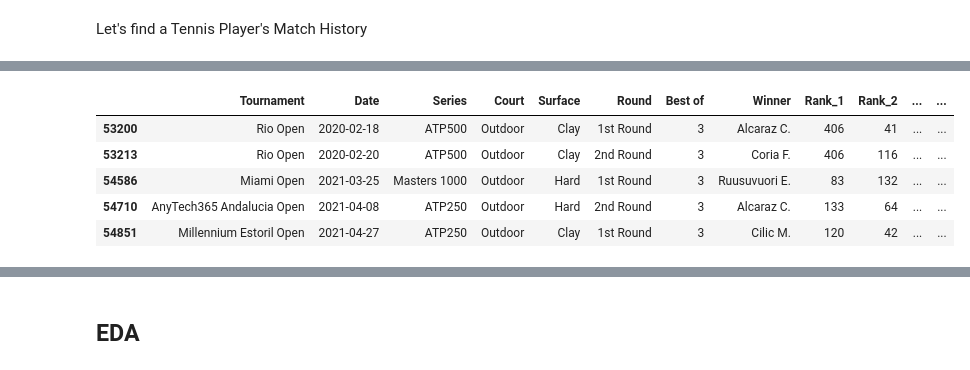
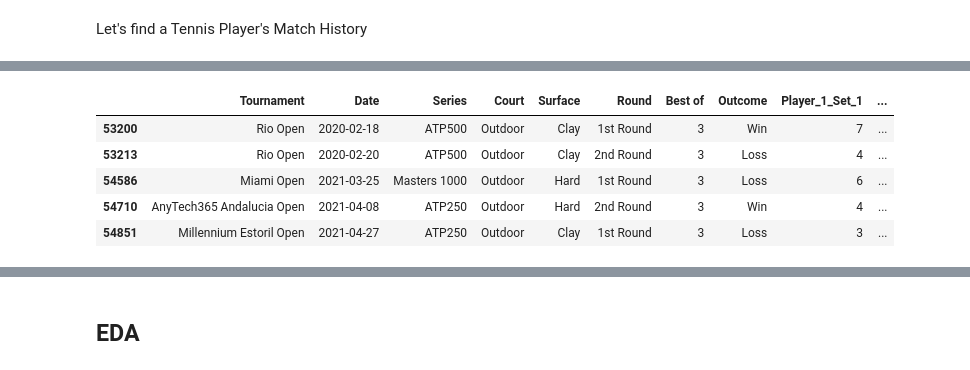
Before and after one commit to jg2012/Capstone_Project, a Jupyter notebook: ATP_notebook.ipynb, the cells around one changed output, grey strips where cells are left out. Drawn from its saved outputs; the diff is of its cells as text; code cells hidden in the pictures.

```diff
--- a/ATP_notebook.ipynb
+++ b/ATP_notebook.ipynb
@@ -162,6 +168,33 @@ def calculate_sets_won(df, player):
 # %% [markdown]
 Let's find a Tennis Player's Match History
 # %%
+# Function to parse the score string and extract individual set scores
+def parse_scores(score_str, num_sets):
+    try:
+        sets = score_str.split(' ')
+        player_1_scores = [None] * num_sets
+        player_2_scores = [None] * num_sets
+
+        for i, set_score in enumerate(sets):
+            p1_score, p2_score = map(int, set_score.split('-'))
+            player_1_scores[i] = p1_score
+            player_2_scores[i] = p2_score
+
+        return player_1_scores, player_2_scores
+    except Exception as e:
+        return [None] * num_sets, [None] * num_sets
+
+# Function to calculate sets won
+def calculate_sets_won(df, player):
+    sets_won = []
+    for index, row in df.iterrows():
+        player_sets_won = 0
+        for i in range(1, row['Best of'] + 1):
+            if row[f'Player_{player}_Set_{i}'] is not None and row[f'Player_{player}_Set_{i}'] > row[f'Player_{3-player}_Set_{i}']:
+                player_sets_won += 1
+        sets_won.append(player_sets_won)
+    return sets_won
+
 # Function to filter matches based on user input and create an output CSV
 def filter_and_create_csv(player_last_name, player_first_initial, start_year, end_year, best_of_games):
     # Load the dataset
@@ -190,24 +223,6 @@ def filter_and_create_csv(player_last_name, player_first_initial, start_year, en
         print("No matches found for the given year range and best-of games.")
         return None
 
-    # Determine match outcomes for the specified player
-    df['Outcome'] = df['Winner'].apply(lambda x: 'Win' if player_last_name in x and player_first_initial in x else 'Loss')
-
-    # Split and parse scores
-    df['Best of'] = df['Best of'].astype(int)
-    max_sets = df['Best of'].max()
-    for i in range(1, max_sets + 1):
-        df[f'Player_1_Set_{i}'] = None
-        df[f'Player_2_Set_{i}'] = None
-    parsed_scores = df.apply(lambda row: parse_scores(row['Score'], row['Best of']), axis=1)
-    for i in range(max_sets):
-        df[f'Player_1_Set_{i+1}'] = parsed_scores.apply(lambda x: x[0][i] if len(x[0]) > i else None)
-        df[f'Player_2_Set_{i+1}'] = parsed_scores.apply(lambda x: x[1][i] if len(x[1]) > i else None)
-    df = df.dropna(subset=[f'Player_1_Set_{i+1}' for i in range(max_sets)])
-    df['Player_1_Sets_Won'] = calculate_sets_won(df, 1)
-    df['Player_2_Sets_Won'] = calculate_sets_won(df, 2)
-    df['Outcome'] = df['Player_1_Sets_Won'].apply(lambda x: 'Win' if x > (max_sets // 2) else 'Loss')
-
     # Enhanced filtering logic for player name
     df_player = df[((df['Player_1_Last_Name'].str.strip().str.lower() == player_last_name.lower()) & (df['Player_1_First_Initial'].str.strip().str.lower() == player_first_initial.lower())) |
                    ((df['Player_2_Last_Name'].str.strip().str.lower() == player_last_name.lower()) & (df['Player_2_First_Initial'].str.strip().str.lower() == player_first_initial.lower()))]
@@ -220,11 +235,34 @@ def filter_and_create_csv(player_last_name, player_first_initial, start_year, en
         print("No matches found for the specified player.")
         return None
 
+    # Determine match outcomes for the specified player
+    df_player.loc[:, 'Outcome'] = df_player.apply(
+        lambda row: 'Win' if (row['Winner'].strip().lower() == f'{player_last_name.lower()} {player_first_initial.lower()}.') else 'Loss', axis=1)
+
+    # Split and parse scores
+    df_player.loc[:, 'Best of'] = df_player['Best of'].astype(int)
+    max_sets = df_player['Best of'].max()
+    for i in range(1, max_sets + 1):
+        df_player.loc[:, f'Player_1_Set_{i}'] = None
+        df_player.loc[:, f'Player_2_Set_{i}'] = None
+    parsed_scores = df_player.apply(lambda row: parse_scores(row['Score'], row['Best of']), axis=1)
+    for i in range(max_sets):
+        df_player.loc[:, f'Player_1_Set_{i+1}'] = parsed_scores.apply(lambda x: x[0][i] if len(x[0]) > i else None)
+        df_player.loc[:, f'Player_2_Set_{i+1}'] = parsed_scores.apply(lambda x: x[1][i] if len(x[1]) > i else None)
+    df_player = df_player.dropna(subset=[f'Player_1_Set_{i+1}' for i in range(max_sets)])
+
+    # Keep only the relevant columns for the specified player
+    player_sets_columns = [f'Player_1_Set_{i+1}' if (df_player.iloc[0]['Player_1_Last_Name'].strip().lower() == player_last_name.lower() and df_player.iloc[0]['Player_1_First_Initial'].strip().lower() == player_first_initial.lower()) else f'Player_2_Set_{i+1}' for i in range(max_sets)]
+    player_sets_columns = [col for col in player_sets_columns if col in df_player.columns]
+
     # Create an output CSV specific to the player
+    output_columns = ['Tournament', 'Date', 'Series', 'Court', 'Surface', 'Round', 'Best of', 'Outcome'] + player_sets_columns
+    df_player_filtered = df_player[output_columns]
+
     output_file = f'data/{player_last_name}_{player_first_initial}_matches_{start_year}_{end_year}_best_of_{best_of_games}.csv'
-    df_player.to_csv(output_file, index=False)
+    df_player_filtered.to_csv(output_file, index=False)
     print(f'Output CSV created: {output_file}')
-    return df_player
+    return df_player_filtered
 
 # Function to get user inputs and validate them
 def get_valid_input():
@@ -261,6 +316,6 @@ Output CSV created: data/Alcaraz_C_matches_2018_2023_best_of_3.csv
-|  | Tournament | Date | Series | Court | Surface | Round | Best of | Winner | Rank_1 | Rank_2 | ... | ... |
-| 53200 | Rio Open | 2020-02-18 | ATP500 | Outdoor | Clay | 1st Round | 3 | Alcaraz C. | 406 | 41 | ... | ... |
-| 53213 | Rio Open | 2020-02-20 | ATP500 | Outdoor | Clay | 2nd Round | 3 | Coria F. | 406 | 116 | ... | ... |
-| 54586 | Miami Open | 2021-03-25 | Masters 1000 | Outdoor | Hard | 1st Round | 3 | Ruusuvuori E. | 83 | 132 | ... | ... |
-| 54710 | AnyTech365 Andalucia Open | 2021-04-08 | ATP250 | Outdoor | Hard | 2nd Round | 3 | Alcaraz C. | 133 | 64 | ... | ... |
-| 54851 | Millennium Estoril Open | 2021-04-27 | ATP250 | Outdoor | Clay | 1st Round | 3 | Cilic M. | 120 | 42 | ... | ... |
+|  | Tournament | Date | Series | Court | Surface | Round | Best of | Outcome | Player_1_Set_1 | ... |
+| 53200 | Rio Open | 2020-02-18 | ATP500 | Outdoor | Clay | 1st Round | 3 | Win | 7 | ... |
+| 53213 | Rio Open | 2020-02-20 | ATP500 | Outdoor | Clay | 2nd Round | 3 | Loss | 4 | ... |
+| 54586 | Miami Open | 2021-03-25 | Masters 1000 | Outdoor | Hard | 1st Round | 3 | Loss | 6 | ... |
+| 54710 | AnyTech365 Andalucia Open | 2021-04-08 | ATP250 | Outdoor | Hard | 2nd Round | 3 | Win | 4 | ... |
+| 54851 | Millennium Estoril Open | 2021-04-27 | ATP250 | Outdoor | Clay | 1st Round | 3 | Loss | 3 | ... |
```
Also changed, not shown: parts of 34 cells of this notebook, 6 other files.
